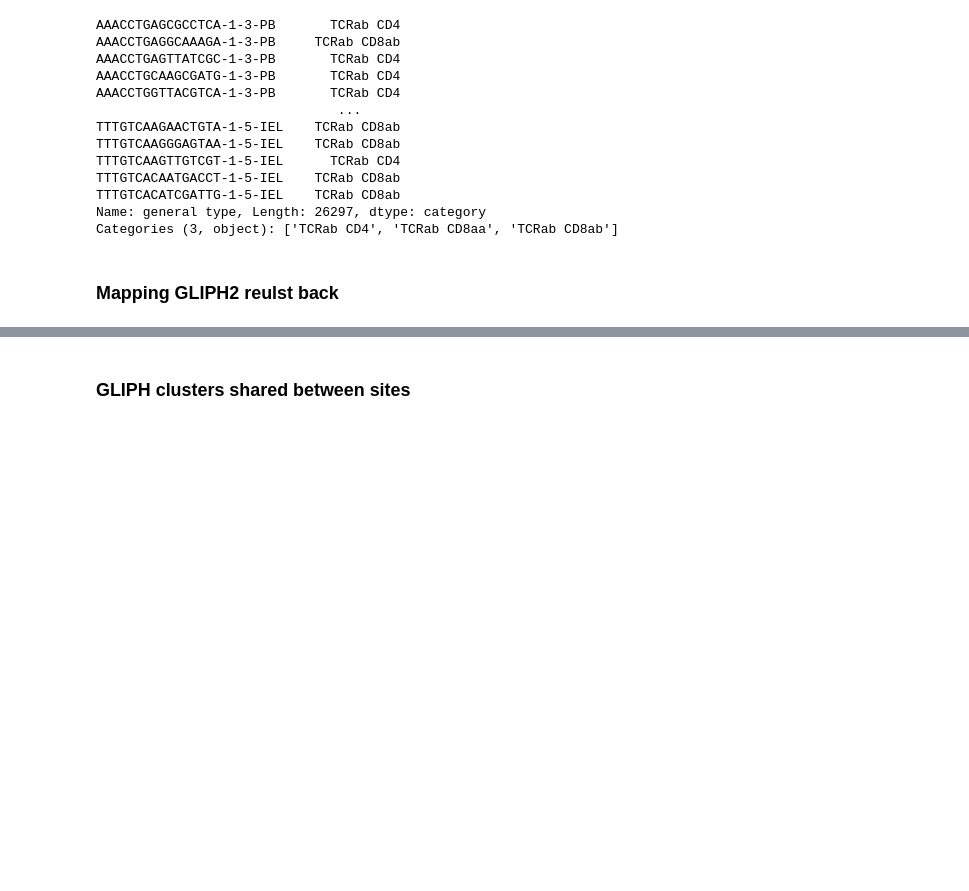
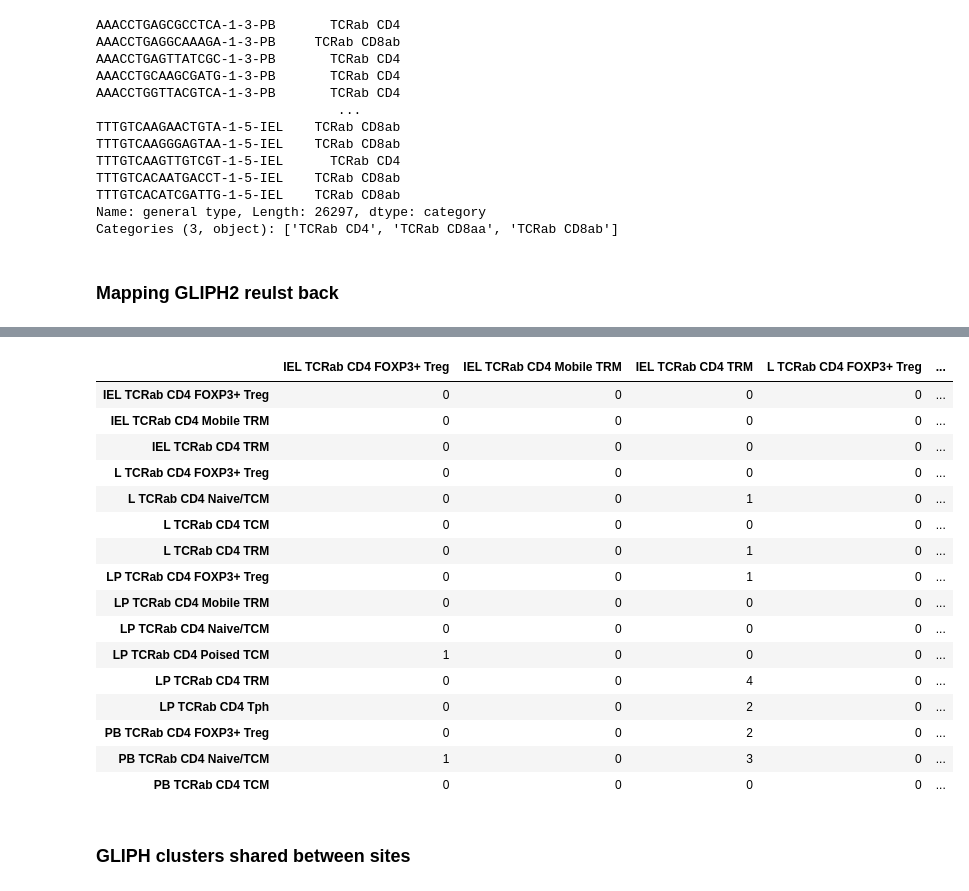
Before and after one commit to Ran-x2/gut-liver-TRM, a Jupyter notebook: Revision/GLIPH2/GLIPH2.ipynb, the cells around one changed output, grey strips where cells are left out. Drawn from its saved outputs; the diff is of its cells as text; code cells hidden in the pictures; blank space fills up the shorter version.

```diff
--- a/Revision/GLIPH2/GLIPH2.ipynb
+++ b/Revision/GLIPH2/GLIPH2.ipynb
@@ -76,0 +99,27 @@ for i in names:
+# %%
+nodes = pattern_counts.columns
+migration_counts = pd.DataFrame(index=list(nodes), columns=list(nodes))
+for nodes1 in nodes:
+    for nodes2 in nodes:
+        migration_counts.loc[nodes1, nodes2] = np.sum((pattern_counts[nodes1] > 0) & (pattern_counts[nodes2] > 0))
+        if nodes1 == nodes2:
+            migration_counts.loc[nodes1, nodes2] = 0
+migration_counts
+# %% [output]
+|  | IEL TCRab CD4 FOXP3+ Treg | IEL TCRab CD4 Mobile TRM | IEL TCRab CD4 TRM | L TCRab CD4 FOXP3+ Treg | ... |
+| IEL TCRab CD4 FOXP3+ Treg | 0 | 0 | 0 | 0 | ... |
+| IEL TCRab CD4 Mobile TRM | 0 | 0 | 0 | 0 | ... |
+| IEL TCRab CD4 TRM | 0 | 0 | 0 | 0 | ... |
+| L TCRab CD4 FOXP3+ Treg | 0 | 0 | 0 | 0 | ... |
+| L TCRab CD4 Naive/TCM | 0 | 0 | 1 | 0 | ... |
+| L TCRab CD4 TCM | 0 | 0 | 0 | 0 | ... |
+| L TCRab CD4 TRM | 0 | 0 | 1 | 0 | ... |
+| LP TCRab CD4 FOXP3+ Treg | 0 | 0 | 1 | 0 | ... |
+| LP TCRab CD4 Mobile TRM | 0 | 0 | 0 | 0 | ... |
+| LP TCRab CD4 Naive/TCM | 0 | 0 | 0 | 0 | ... |
+| LP TCRab CD4 Poised TCM | 1 | 0 | 0 | 0 | ... |
+| LP TCRab CD4 TRM | 0 | 0 | 4 | 0 | ... |
+| LP TCRab CD4 Tph | 0 | 0 | 2 | 0 | ... |
+| PB TCRab CD4 FOXP3+ Treg | 0 | 0 | 2 | 0 | ... |
+| PB TCRab CD4 Naive/TCM | 1 | 0 | 3 | 0 | ... |
+| PB TCRab CD4 TCM | 0 | 0 | 0 | 0 | ... |
```
Also changed, not shown: parts of 7 cells of this notebook, 5 other files.
